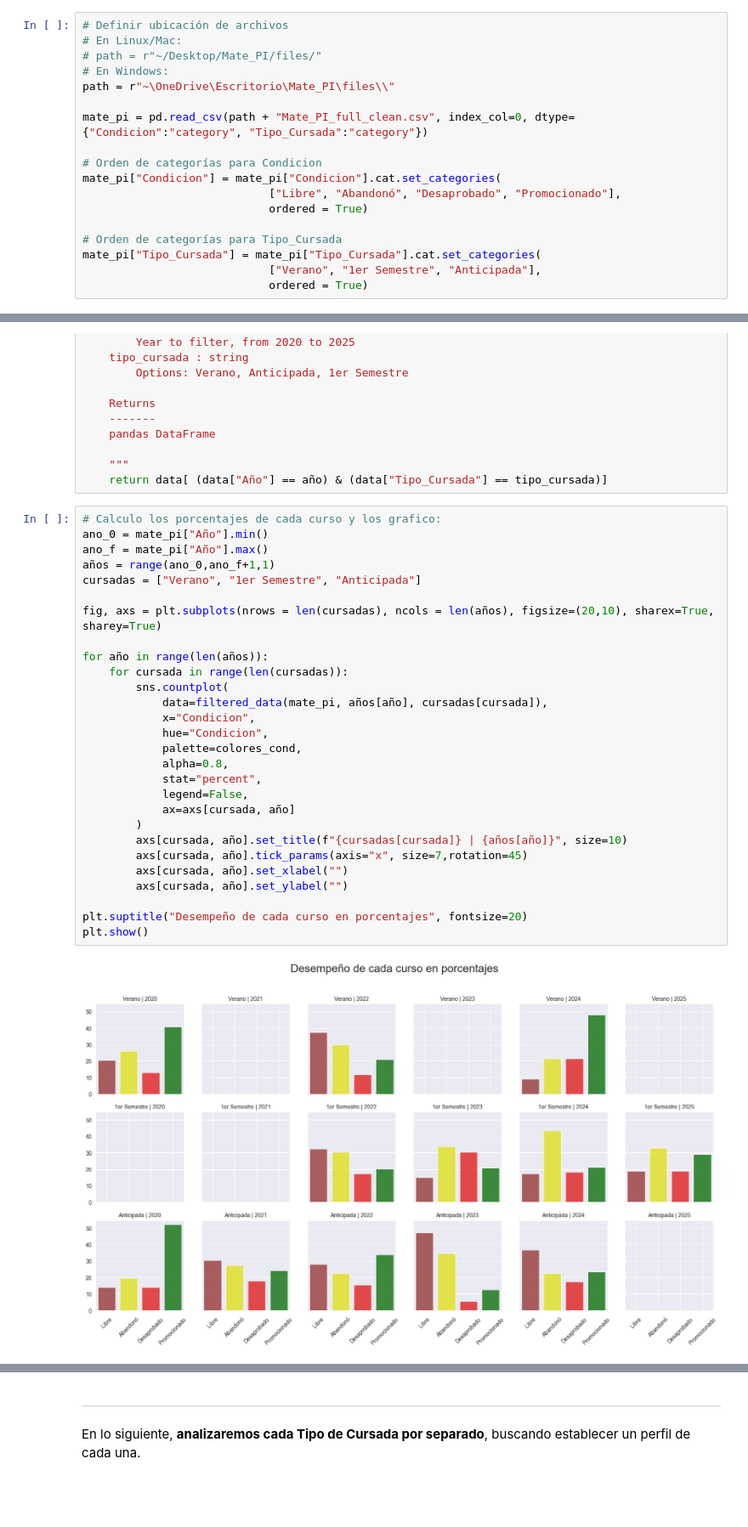
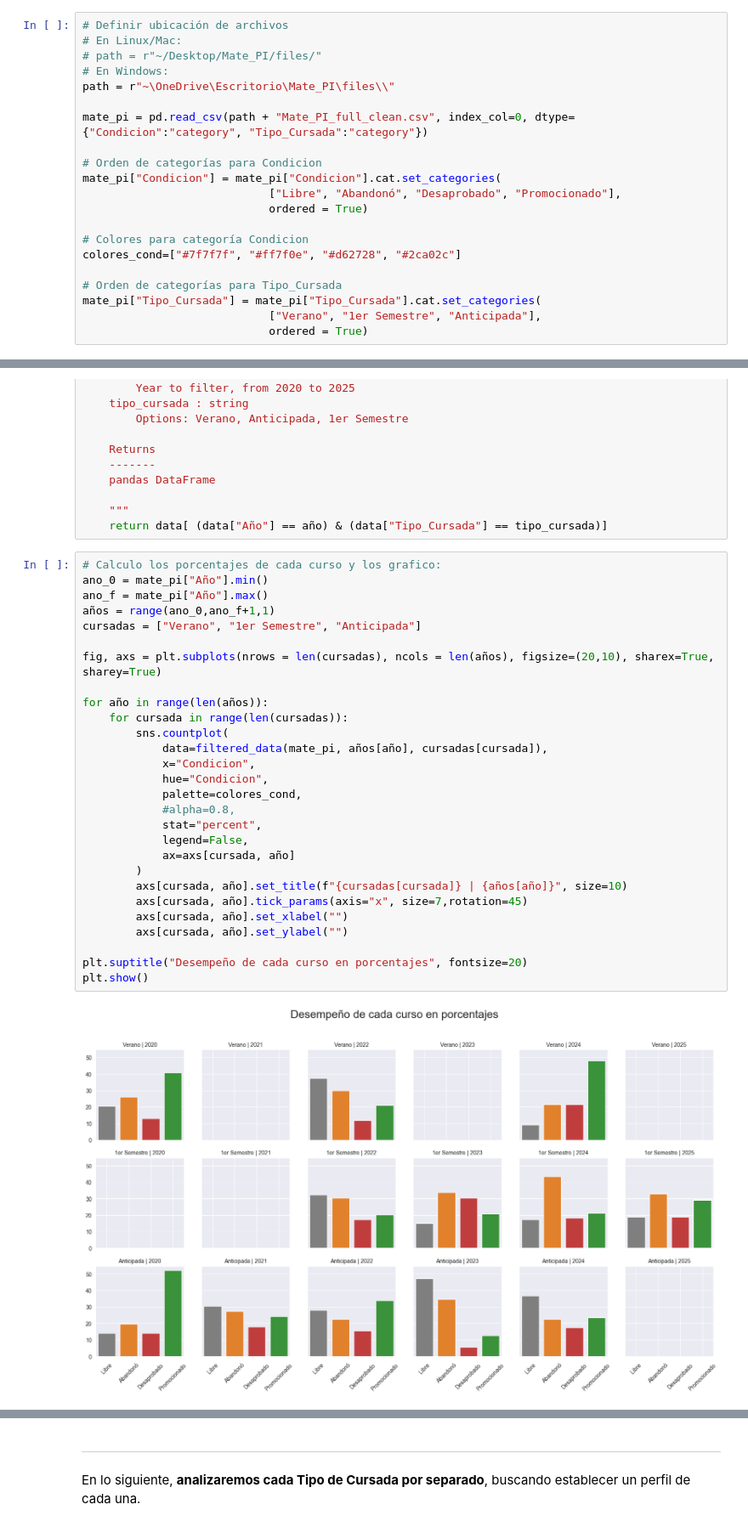
Before and after one commit to juanjogervasio/Intro-courses-analysis, a Jupyter notebook: notebooks/Analisis.ipynb, the cells around one changed output, grey strips where cells are left out. Shown: that part at 85% size. Drawn from its saved outputs; the diff is of its cells as text; blank space fills up the shorter version.

```diff
--- a/notebooks/Analisis.ipynb
+++ b/notebooks/Analisis.ipynb
@@ -24,6 +25,9 @@ mate_pi["Condicion"] = mate_pi["Condicion"].cat.set_categories(
                             ["Libre", "Abandonó", "Desaprobado", "Promocionado"],
                             ordered = True)
 
+# Colores para categoría Condicion
+colores_cond=["#7f7f7f", "#ff7f0e", "#d62728", "#2ca02c"]
+
 # Orden de categorías para Tipo_Cursada
 mate_pi["Tipo_Cursada"] = mate_pi["Tipo_Cursada"].cat.set_categories(
                             ["Verano", "1er Semestre", "Anticipada"],
@@ -360,33 +364,33 @@ def filtered_data(data, año, tipo_cursada):
 # %%
 # Calculo los porcentajes de cada curso y los grafico:
 ano_0 = mate_pi["Año"].min()
 ano_f = mate_pi["Año"].max()
 años = range(ano_0,ano_f+1,1)
 cursadas = ["Verano", "1er Semestre", "Anticipada"]
 
 fig, axs = plt.subplots(nrows = len(cursadas), ncols = len(años), figsize=(20,10), sharex=True, sharey=True)
 
 for año in range(len(años)):
     for cursada in range(len(cursadas)):
         sns.countplot(
             data=filtered_data(mate_pi, años[año], cursadas[cursada]),
             x="Condicion",
             hue="Condicion",
             palette=colores_cond,
-            alpha=0.8,
+            #alpha=0.8,
             stat="percent",
             legend=False,
             ax=axs[cursada, año]
         )
         axs[cursada, año].set_title(f"{cursadas[cursada]} | {años[año]}", size=10)
         axs[cursada, año].tick_params(axis="x", size=7,rotation=45)
         axs[cursada, año].set_xlabel("")
         axs[cursada, año].set_ylabel("")
 
 plt.suptitle("Desempeño de cada curso en porcentajes", fontsize=20)
 plt.show()
 # %% [output]
-[figure, old version]
+[figure, new version]
 # %% [markdown]
 En el gráfico anterior puede visualizarse el **desempeño de cada curso registrado en el dataset**. Podemos notar que **cada curso tiene sus particularidades**:
 
```
Also changed, not shown: parts of 9 cells of this notebook, 2 other files.
